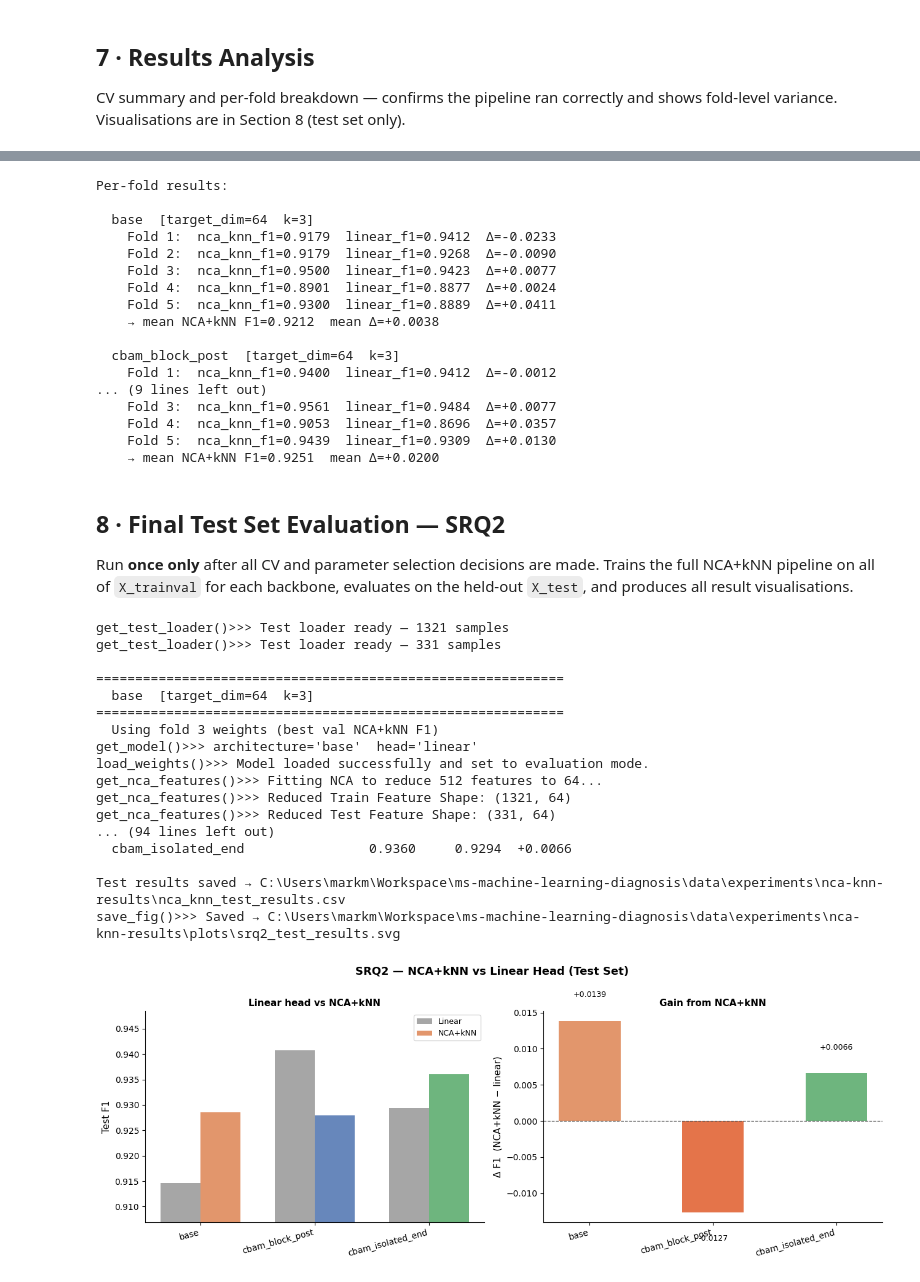
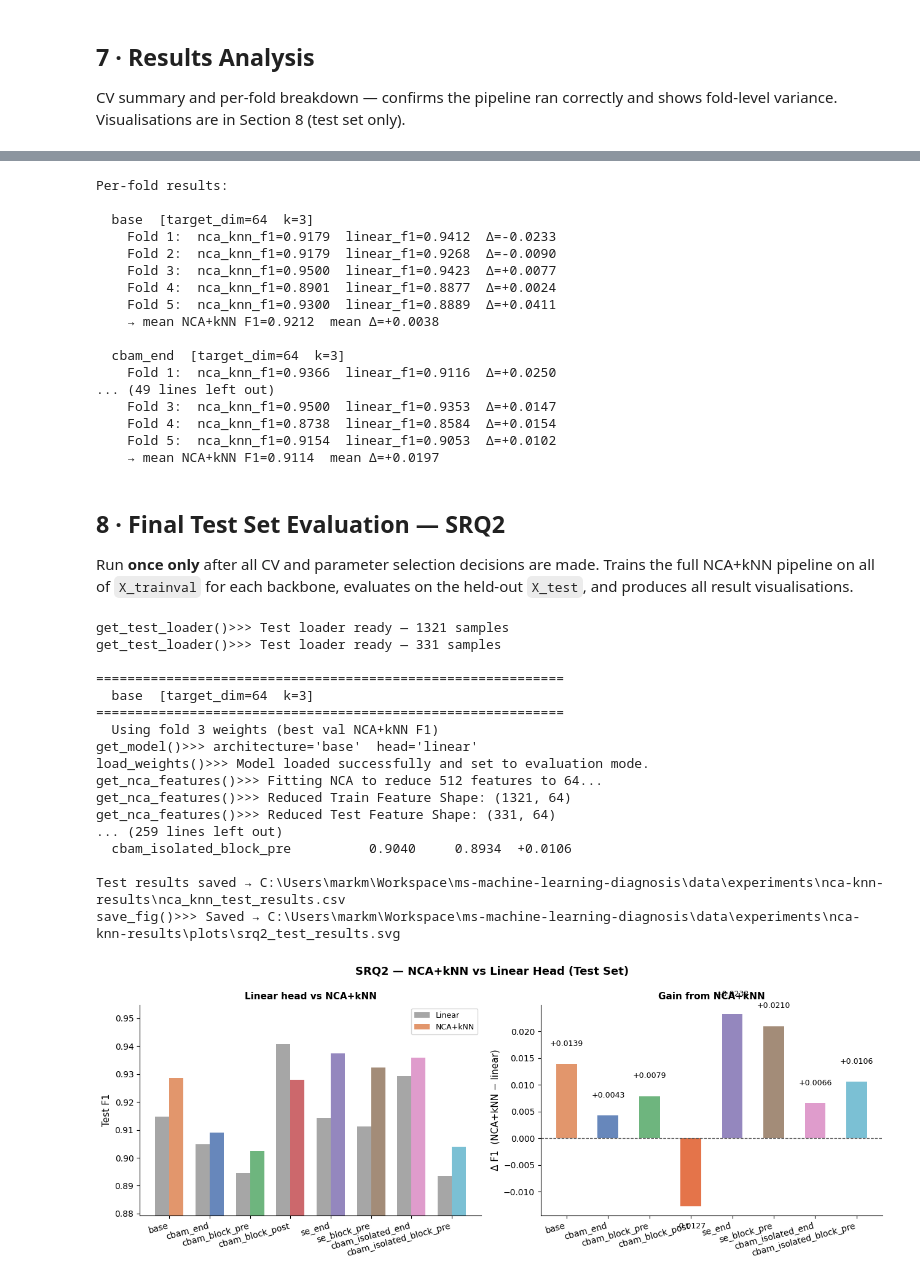
Before and after one commit to Mark-McNaught/ms-machine-learning-diagnosis, a Jupyter notebook: src/experiments/nca-knn-eval.ipynb, the cells around one changed output, grey strips where cells are left out. Saved outputs shown, nothing was run; the diff lists cells and outputs as text; code cells hidden in the pictures.

```diff
--- a/src/experiments/nca-knn-eval.ipynb
+++ b/src/experiments/nca-knn-eval.ipynb
@@ -153,7 +153,16 @@ print(f"Winning head : {WINNING_HEAD}")
 Winning head : linear
 # %%
 # ── Backbones and search grid ─────────────────────────────────────────────────
-BACKBONES = ["base", "cbam_block_post", "cbam_isolated_end"]
+BACKBONES = [
+    "base",
+    "cbam_end",
+    "cbam_block_pre",
+    "cbam_block_post",
+    "se_end",
+    "se_block_pre",
+    "cbam_isolated_end",
+    "cbam_isolated_block_pre",
+]
 
 N_SPLITS_EVAL   = 5    # matches arch-eval; reuses saved fold weights
 N_SPLITS_SEARCH = 3    # inner CV folds for per-backbone parameter selection
@@ -645,13 +659,13 @@ Per-fold results:
     Fold 5:  nca_knn_f1=0.9300  linear_f1=0.8889  Δ=+0.0411
     → mean NCA+kNN F1=0.9212  mean Δ=+0.0038
 
-  cbam_block_post  [target_dim=64  k=3]
-    Fold 1:  nca_knn_f1=0.9400  linear_f1=0.9412  Δ=-0.0012
-... (9 lines left out)
-    Fold 3:  nca_knn_f1=0.9561  linear_f1=0.9484  Δ=+0.0077
-    Fold 4:  nca_knn_f1=0.9053  linear_f1=0.8696  Δ=+0.0357
-    Fold 5:  nca_knn_f1=0.9439  linear_f1=0.9309  Δ=+0.0130
-    → mean NCA+kNN F1=0.9251  mean Δ=+0.0200
+  cbam_end  [target_dim=64  k=3]
+    Fold 1:  nca_knn_f1=0.9366  linear_f1=0.9116  Δ=+0.0250
+... (49 lines left out)
+    Fold 3:  nca_knn_f1=0.9500  linear_f1=0.9353  Δ=+0.0147
+    Fold 4:  nca_knn_f1=0.8738  linear_f1=0.8584  Δ=+0.0154
+    Fold 5:  nca_knn_f1=0.9154  linear_f1=0.9053  Δ=+0.0102
+    → mean NCA+kNN F1=0.9114  mean Δ=+0.0197
 # %% [markdown]
 ## 8 · Final Test Set Evaluation — SRQ2
 
@@ -737,7 +751,16 @@ else:
     df_test_nca.drop(columns=["conf_matrix"]).to_csv(TEST_RESULTS_FILE)
     print(f"\nTest results saved → {TEST_RESULTS_FILE}")
     # ── Visualisation — test set results ──────────────────────────────────────
-    colours = {"base": "#DD8452", "cbam_block_post": "#4C72B0", "cbam_isolated_end": "#55A868"}
+    colours = {
+    "base"                   : "#DD8452",  # amber
+    "cbam_end"               : "#4C72B0",  # blue
+    "cbam_block_pre"         : "#55A868",  # green
+    "cbam_block_post"        : "#C44E52",  # red
+    "se_end"                 : "#8172B3",  # purple
+    "se_block_pre"           : "#937860",  # brown
+    "cbam_isolated_end"      : "#DA8BC3",  # pink
+    "cbam_isolated_block_pre": "#64B5CD",  # teal
+}
     x, width = np.arange(len(BACKBONES)), 0.35
 
     fig, axes = plt.subplots(1, 2, figsize=(13, 5))
@@ -772,33 +795,33 @@ else:
         ax2.bar(i, delta, width=0.5, color=colour, alpha=0.85)
         ax2.text(i, delta + 0.003 * (1 if delta >= 0 else -1),
                  f"{delta:+.4f}", ha="center",
                  va="bottom" if delta >= 0 else "top", fontsize=9)
     ax2.axhline(0, color="#555", linewidth=0.9, linestyle="--")
     ax2.set_xticks(range(len(BACKBONES)))
     ax2.set_xticklabels(BACKBONES, fontsize=10, rotation=15, ha="right")
     ax2.set_ylabel("Δ F1  (NCA+kNN − linear)", fontsize=11)
     ax2.set_title("Gain from NCA+kNN", fontsize=11, fontweight="bold")
     ax2.spines[["top", "right"]].set_visible(False)
 
     plt.tight_layout()
     utils.save_fig(fig, PLOTS_DIR, "srq2_test_results", formats=("svg",))
     plt.show()
 # %% [output]
 get_test_loader()>>> Test loader ready — 1321 samples
 get_test_loader()>>> Test loader ready — 331 samples
 
 ============================================================
   base  [target_dim=64  k=3]
 ============================================================
   Using fold 3 weights (best val NCA+kNN F1)
 get_model()>>> architecture='base'  head='linear'
 load_weights()>>> Model loaded successfully and set to evaluation mode.
 get_nca_features()>>> Fitting NCA to reduce 512 features to 64...
 get_nca_features()>>> Reduced Train Feature Shape: (1321, 64)
 get_nca_features()>>> Reduced Test Feature Shape: (331, 64)
-... (94 lines left out)
-  cbam_isolated_end                0.9360     0.9294  +0.0066
+... (259 lines left out)
+  cbam_isolated_block_pre          0.9040     0.8934  +0.0106
 
 Test results saved → C:\Users\markm\Workspace\ms-machine-learning-diagnosis\data\experiments\nca-knn-results\nca_knn_test_results.csv
 save_fig()>>> Saved → C:\Users\markm\Workspace\ms-machine-learning-diagnosis\data\experiments\nca-knn-results\plots\srq2_test_results.svg
-[figure, old version]
+[figure, new version]
```
Also changed, not shown: parts of 5 cells of this notebook, 2 other files.
